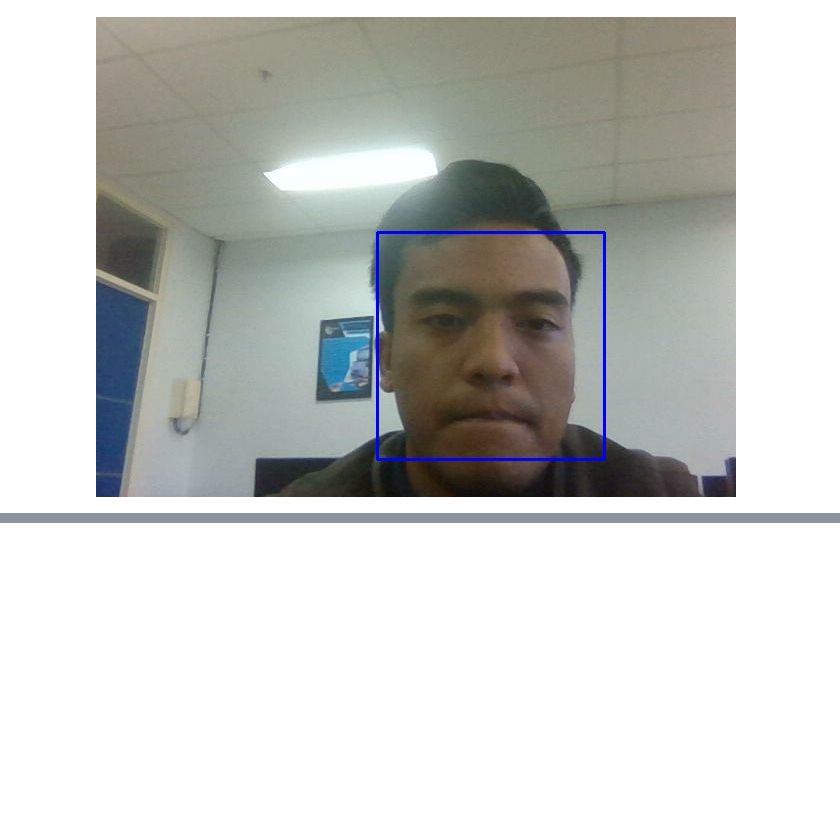
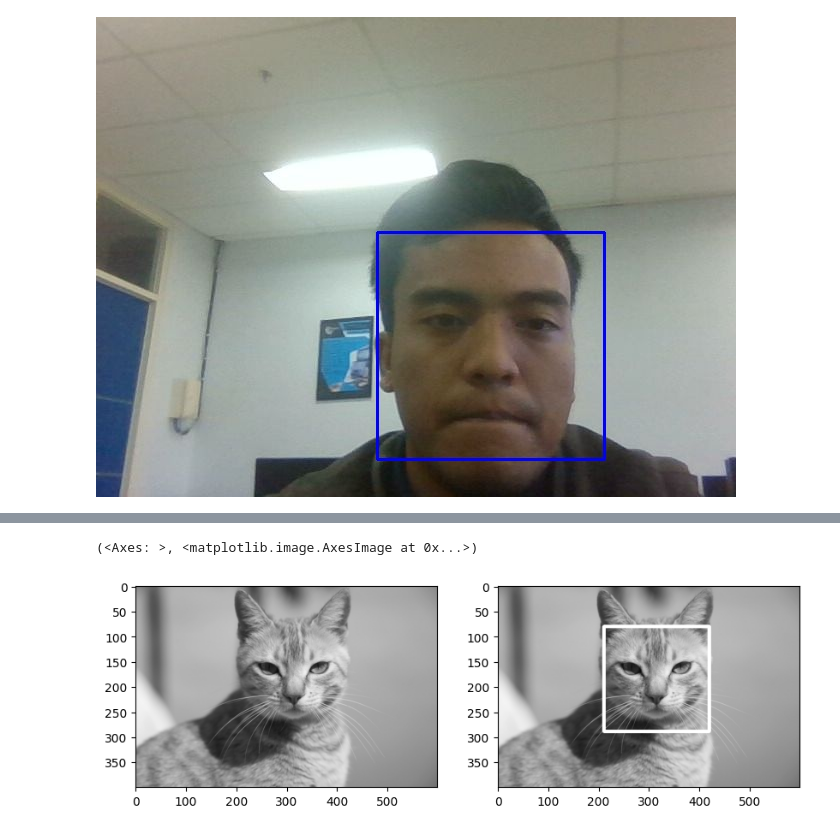
Before and after one commit to afipolinema/PCVK_Genap_2021, a Jupyter notebook: Week12.ipynb, the cells around one changed output, grey strips where cells are left out. Cells and saved outputs as stored; diff of their text form; code cells hidden in the pictures; blank space fills up the shorter version.

```diff
--- a/Week12.ipynb
+++ b/Week12.ipynb
@@ -9,6 +9,8 @@ Mounted at /content/drive
 import cv2 as cv
 import numpy as np
 from matplotlib import pyplot as plt
+def convertToRGB(image):
+    return cv.cvtColor(image, cv.COLOR_BGR2RGB)
 # %%
 # Face Detection
 from IPython.display import display, Javascript, Image
@@ -197,3 +199,16 @@ plt.show()
 [figure]
 <Figure size 1000x1000 with 0 Axes>
 [figure]
+# %%
+cascade_kocheng = cv.CascadeClassifier(cv.data.haarcascades + "haarcascade_frontalcatface.xml")
+
+pus = cv.imread('/content/drive/MyDrive/Week12/mycat.jpg',0)
+pus1 = cv.imread('/content/drive/MyDrive/Week12/mycat.jpg',0)
+woi_kocheng = cascade_kocheng.detectMultiScale(pus1)
+for(x,y,w,h) in woi_kocheng:cv.rectangle(pus1,(x,y),(x+w,y+h),(255,255,255),5)
+f, axarr = plt. subplots(1,2,figsize=(10,10))
+plt.subplot(121),plt.imshow(convertToRGB(pus))
+plt.subplot(122),plt.imshow(convertToRGB(pus1))
+# %% [output]
+(<Axes: >, <matplotlib.image.AxesImage at 0x...>)
+[figure, added]
```
Also changed, not shown: parts of 4 cells of this notebook.
